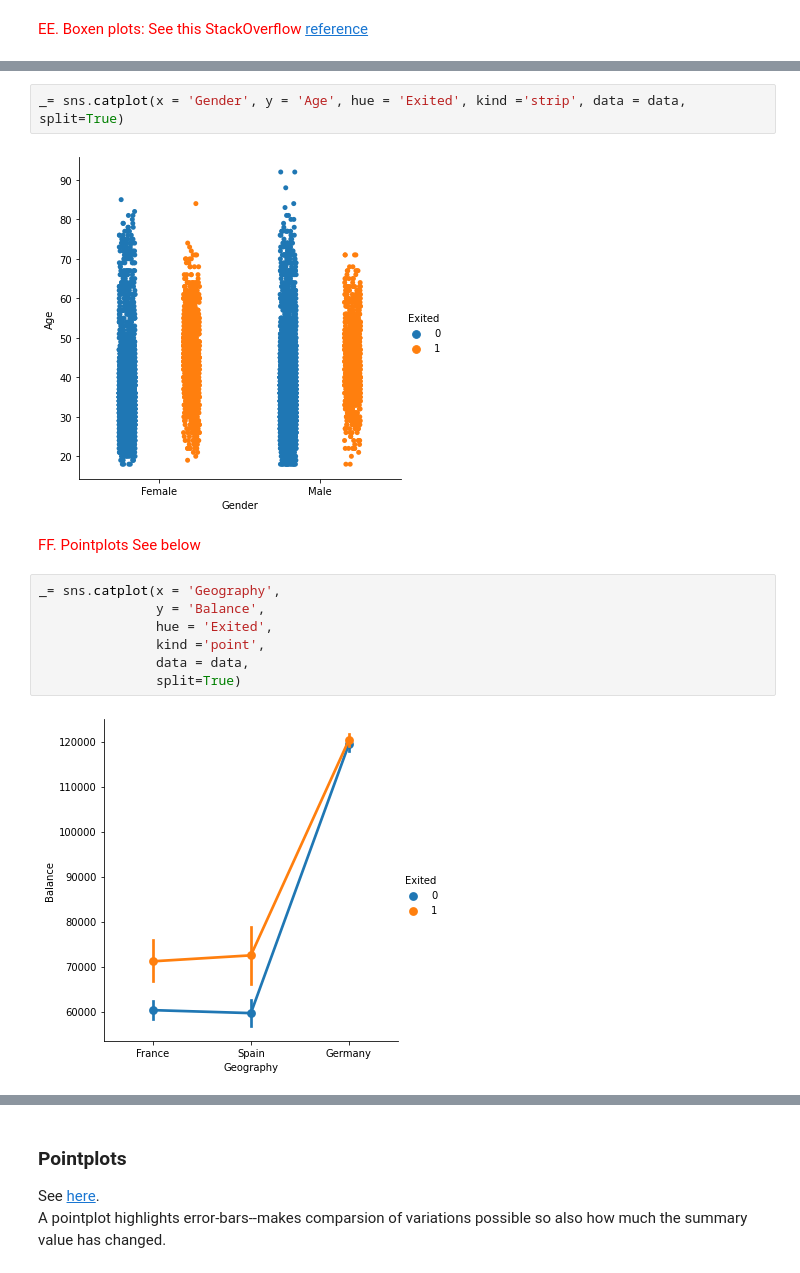
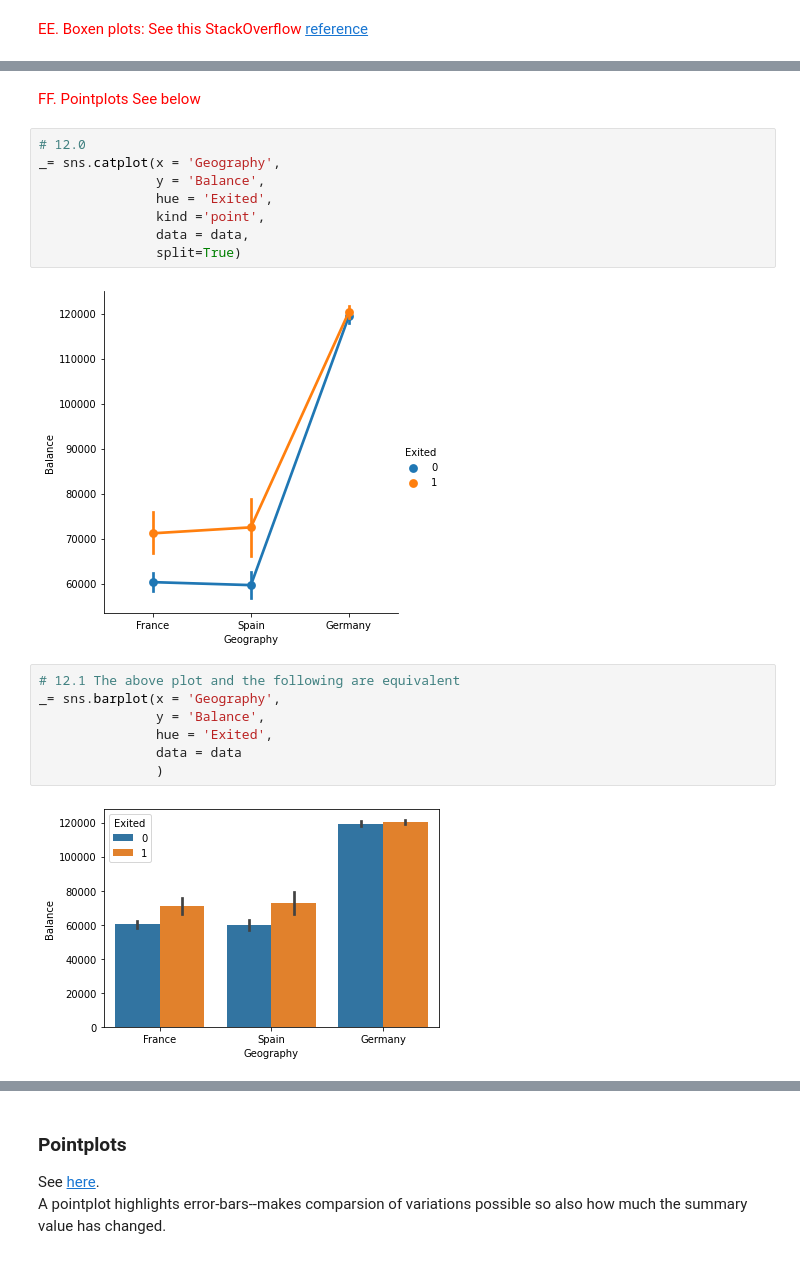
Before and after one commit to harnalashok/DataVisualization, a Jupyter notebook: bank_customer_churn_eda.ipynb, the cells around one changed output, grey strips where cells are left out. Saved outputs shown, nothing was run; the diff lists cells and outputs as text.

```diff
--- a/bank_customer_churn_eda.ipynb
+++ b/bank_customer_churn_eda.ipynb
@@ -522,11 +578,8 @@ _= sns.catplot(x = 'Tenure', y = 'Age', hue = 'Exited', kind ='violin', data = d
-# %%
-_= sns.catplot(x = 'Gender', y = 'Age', hue = 'Exited', kind ='strip', data = data, split=True)
-# %% [output]
-[figure, removed]
 # %% [markdown]
 <font color = "red">FF. Pointplots
 See below</red>
 # %%
+# 12.0
 _= sns.catplot(x = 'Geography',
                y = 'Balance',
                hue = 'Exited',
@@ -535,4 +588,13 @@ _= sns.catplot(x = 'Geography',
                split=True)
 # %% [output]
 [figure]
+# %%
+# 12.1 The above plot and the following are equivalent
+_= sns.barplot(x = 'Geography',
+               y = 'Balance',
+               hue = 'Exited',
+               data = data
+               )
+# %% [output]
+[figure, added]
 # %%
```
Also changed, not shown: parts of 66 cells of this notebook.
